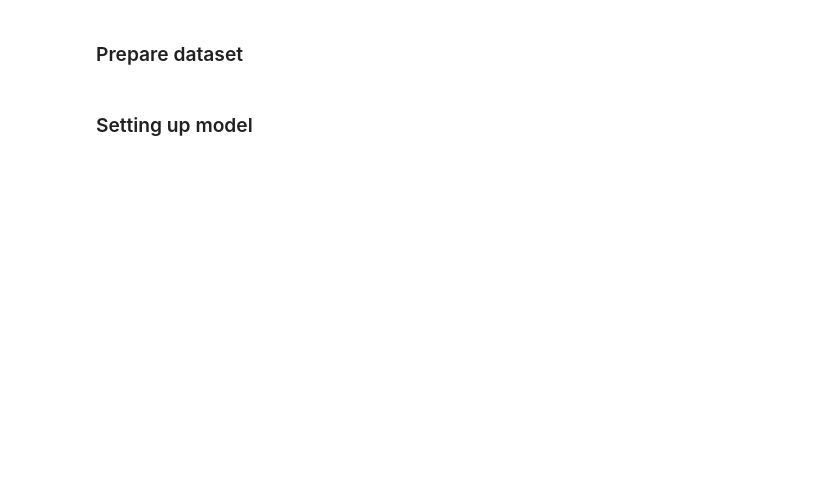
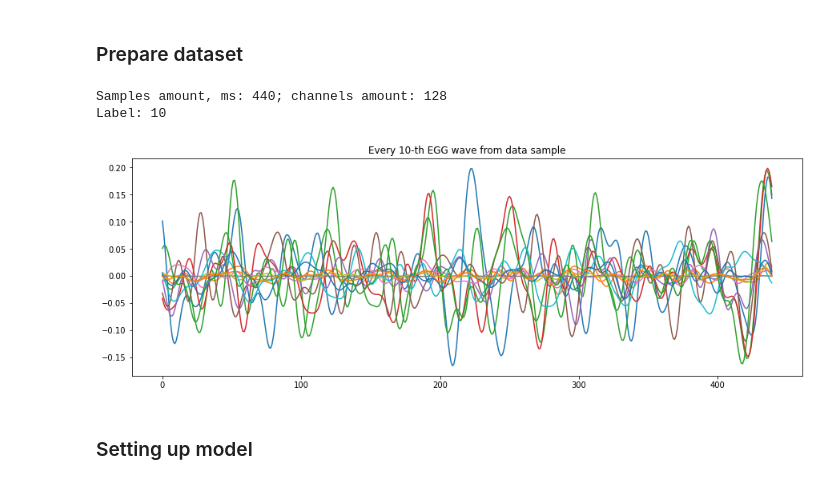
Before and after one commit to maxin0722/Brain2Image, a Jupyter notebook: sub_notebooks/EEG_classificator_custom.ipynb, the cells around one changed output. Drawn from its saved outputs; the diff is of its cells as text; code cells hidden in the pictures; blank space fills up the shorter version.

Commit message:
Created using Colaboratory. Stable training pipeline

```diff
--- a/sub_notebooks/EEG_classificator_custom.ipynb
+++ b/sub_notebooks/EEG_classificator_custom.ipynb
@@ -74,7 +87,7 @@ SPLIT_PATH = '/content/mydrive/EEG2Image_research/Datasets/perceive_lab/block_sp
 class EEGDataset:
 
     # Constructor
-    def __init__(self, eeg_signals_path):
+    def __init__(self, eeg_signals_path, filtering=True):
         # Load EEG signals
         loaded = torch.load(eeg_signals_path)
         self.data = loaded["dataset"]
@@ -84,6 +97,9 @@ class EEGDataset:
         self.stddevs = loaded["stddevs"]
         # Compute size
         self.size = len(self.data)
+        # Enable filtering
+        self.filtering = filtering
+        #print(self.data[0].keys())
 
     # Get size
     def __len__(self):
@@ -95,7 +111,7 @@ class EEGDataset:
         eeg = ((self.data[i]["eeg"].float() - self.means)/self.stddevs) #.t() # CxT
         # Check filtering
         # Uses global opt
-        if opt.filtering:
+        if self.filtering:
             # Time axis
             N = eeg.size(1)
             T = 1.0/1000.0
@@ -117,6 +133,8 @@ class EEGDataset:
         eeg = eeg[20:460,:]
         # Get label
         label = self.data[i]["label"]
+        # # Get image
+        # image = self.data[i]["image"]
         # Return
         return eeg, label
 
@@ -146,6 +164,9 @@ class Splitter:
         return eeg, label
 # %%
 # Load dataset
-dataset = EEGDataset(opt.eeg_dataset)
+dataset = EEGDataset(eeg_signals_path=DATASET_PATH, filtering=FILTERING)
 # Create loaders
-loaders = {split: DataLoader(Splitter(dataset, split_path = opt.splits_path, split_num = opt.split_num, split_name = split), batch_size = opt.batch_size, drop_last = True, shuffle = True) for split in ["train", "val", "test"]}
+loaders = {split: DataLoader(Splitter(dataset, split_path = SPLIT_PATH, split_num = SPLIT_NUM, split_name = split),
+                             batch_size = BATCH_SIZE,
+                             drop_last = True,
+                             shuffle = True) for split in ["train", "val", "test"]}
@@ -152,3 +175,19 @@ loaders = {split: DataLoader(Splitter(dataset, split_path = opt.splits_path, spl
+# %%
+egg_sample, label_sample = next(iter(dataset))
+print("Samples amount, ms: {}; channels amount: {}".format(*egg_sample.shape))
+print("Label:", label_sample)
+# %% [output]
+Samples amount, ms: 440; channels amount: 128
+Label: 10
+# %%
+fig, ax = plt.subplots(figsize=(15, 5))
+for i in range(egg_sample.shape[1]):
+    if i % 10== 0:
+        plt.plot(egg_sample[:, i])
+plt.title('Every 10-th EGG wave from data sample')
+plt.show()
+# %% [output]
+[figure, added]
 # %% [markdown]
 ### Setting up model
 # %%
```
Also changed, not shown: parts of 11 cells of this notebook.
